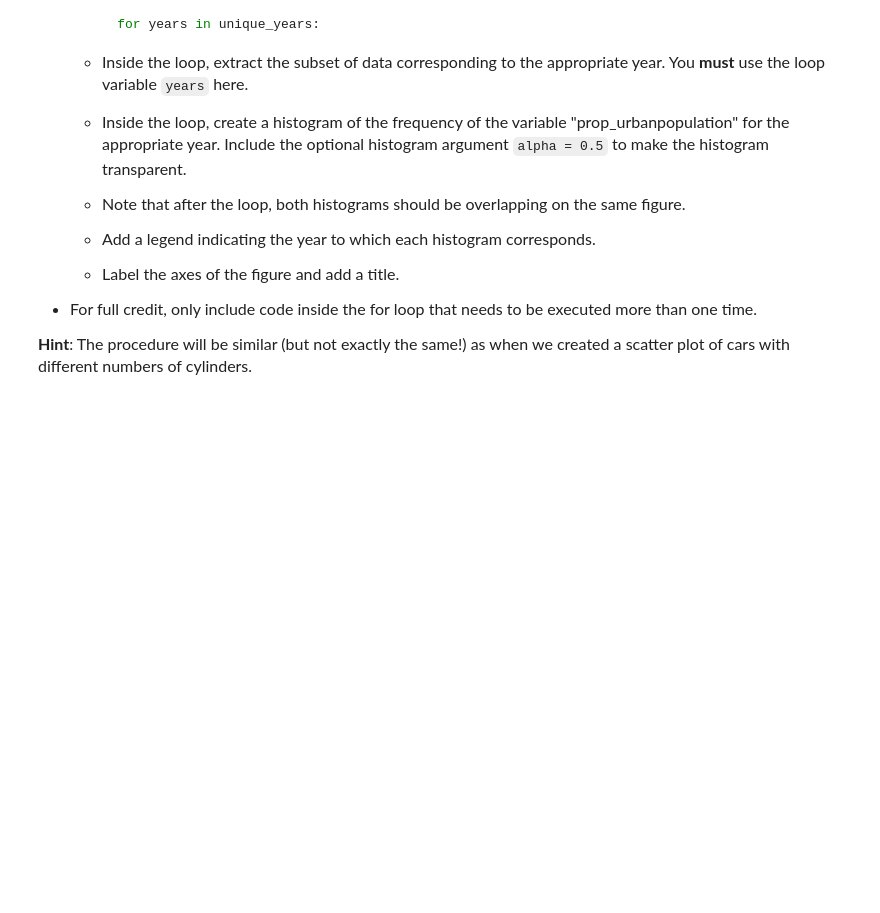
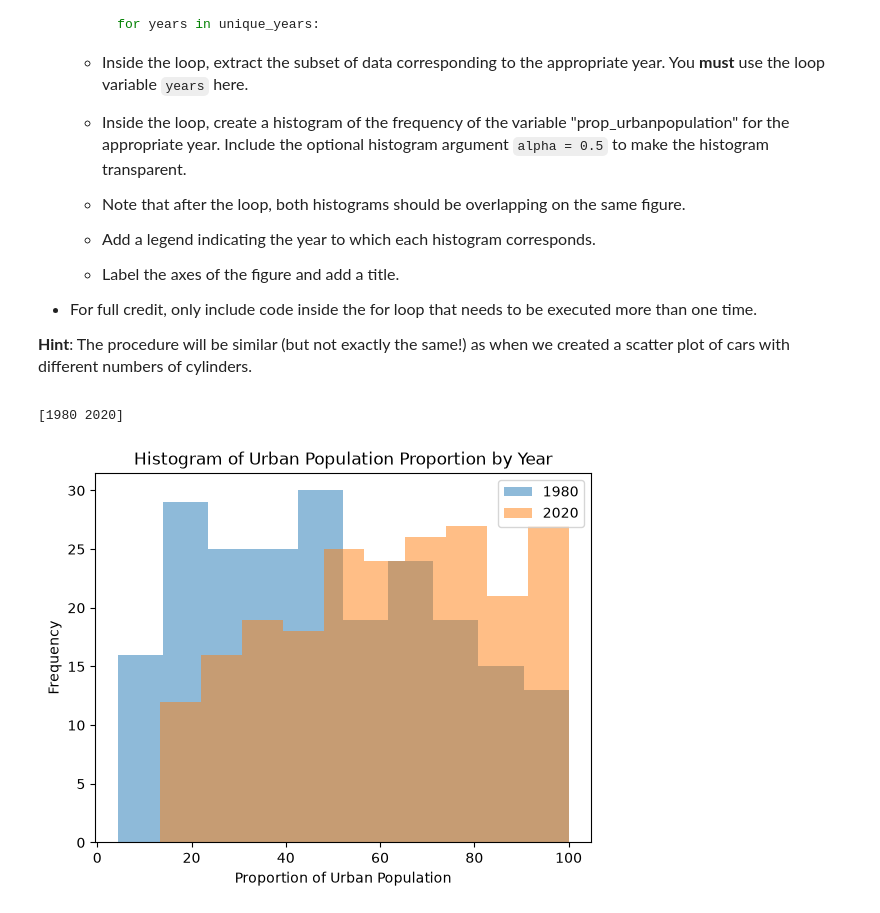
Before and after one commit to miyakoc/datasci151fall2026, a Jupyter notebook: _assignments/assignment_7/Assignment7.ipynb, the cells around one changed output. Cells and saved outputs as stored; diff of their text form; code cells hidden in the pictures; blank space fills up the shorter version.

```diff
--- a/_assignments/assignment_7/Assignment7.ipynb
+++ b/_assignments/assignment_7/Assignment7.ipynb
@@ -134,0 +207,16 @@ import matplotlib.pyplot as plt
+# %%
+# Write your answer here:
+urban=pd.read_csv("data/wdi_urban.csv")
+unique_years=np.array(pd.unique(urban["year"]))
+print(unique_years)
+for years in unique_years:
+    df=urban.query("year==@years")
+    plt.hist(df["prop_urbanpopulation"],alpha=.5)
+plt.legend(unique_years)
+plt.xlabel("Proportion of Urban Population")
+plt.ylabel("Frequency")
+plt.title("Histogram of Urban Population Proportion by Year")
+plt.show()
+# %% [output]
+[1980 2020]
+[figure, added]
```
Also changed, not shown: parts of 10 cells of this notebook.
